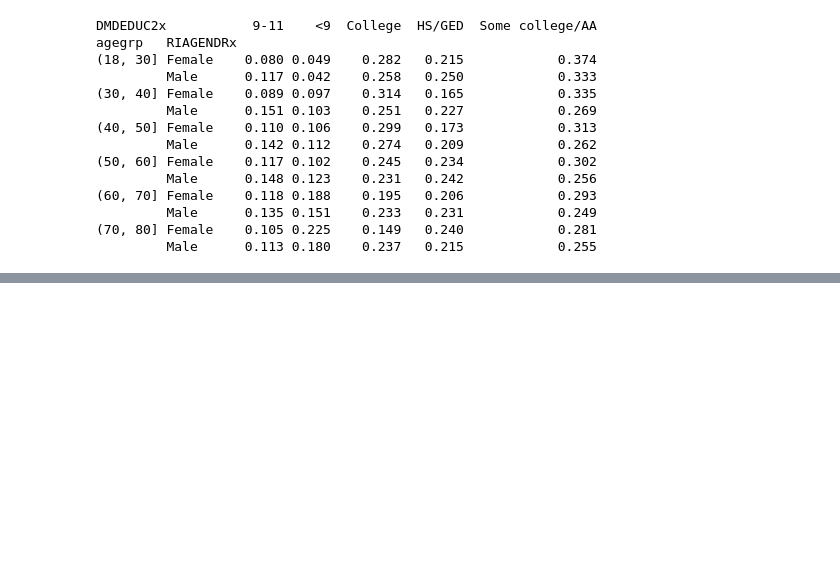
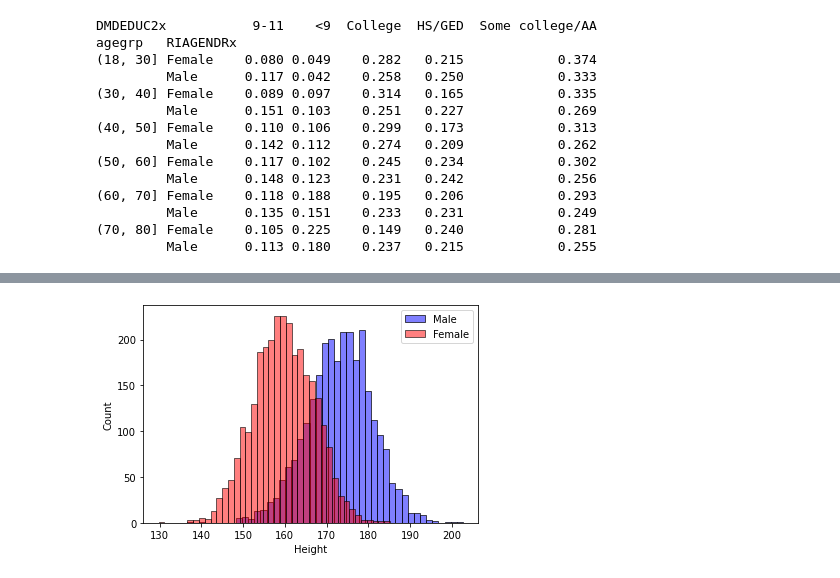
Before and after one commit to mxagar/statistics_with_python_coursera, a Jupyter notebook: 01_Visualization/lab/03_CaseStudy_NHANES.ipynb, the cells around one changed output, grey strips where cells are left out. Cells and saved outputs as stored; diff of their text form; code cells hidden in the pictures; blank space fills up the shorter version.

```diff
--- a/01_Visualization/lab/03_CaseStudy_NHANES.ipynb
+++ b/01_Visualization/lab/03_CaseStudy_NHANES.ipynb
@@ -305,0 +490,8 @@ agegrp   RIAGENDRx
+# %%
+sns.histplot(da[da["RIAGENDRx"]=="Male"]["BMXHT"].dropna(),color='blue',alpha=0.5)
+sns.histplot(da[da["RIAGENDRx"]=="Female"]["BMXHT"].dropna(),color='red',alpha=0.5)
+plt.xlabel('Height')
+plt.legend(['Male','Female'])
+plt.show()
+# %% [output]
+[figure, added]
```
Also changed, not shown: parts of 43 cells of this notebook.
